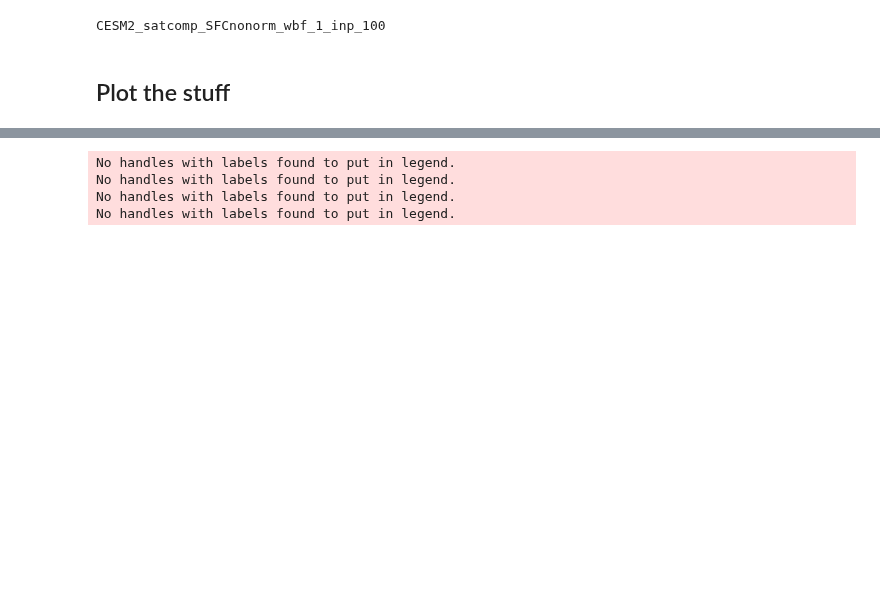
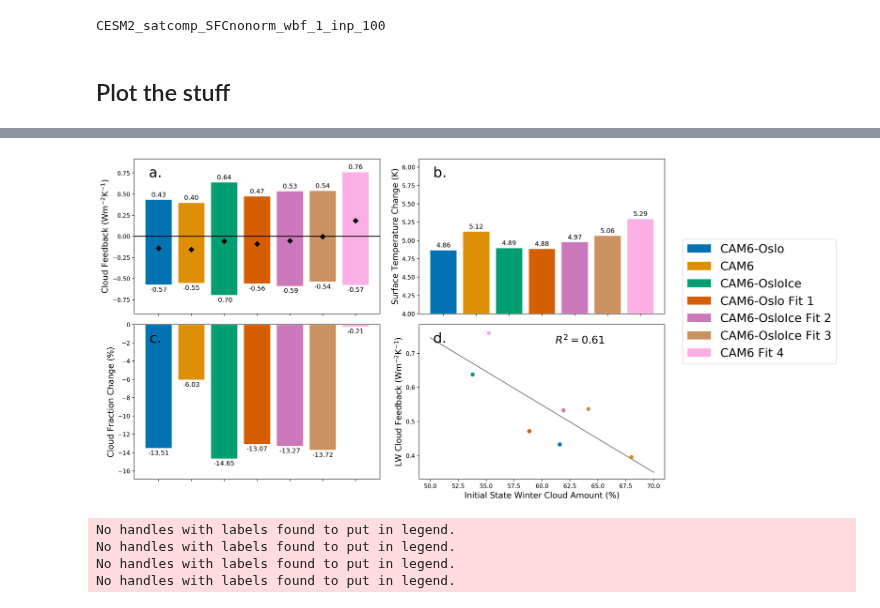
Before and after one commit to jshaw35/netcdf_analysis, a Jupyter notebook: paper_figures/figure5_feedbacks.ipynb, the cells around one changed output, grey strips where cells are left out. Cells and saved outputs as stored; diff of their text form; code cells hidden in the pictures; blank space fills up the shorter version.

Commit message:
improved correlation calcs

```diff
--- a/paper_figures/figure5_feedbacks.ipynb
+++ b/paper_figures/figure5_feedbacks.ipynb
@@ -435,0 +446,86 @@ No handles with labels found to put in legend.
+# %%
+fig,axs = plt.subplots(nrows=2,ncols=2)#,sharey='row')
+fig.set_figheight(10)
+fig.set_figwidth(20)
+fig.set_dpi(200)
+
+axs = axs.flat
+fig.subplots_adjust(wspace=0.16,hspace=0.07)
+
+LWfb_plt,LWfb_axes,vals1 = barplot_single(case_dict2b,out2,'cloudlw_fb',
+                                    labels=label_dict,ax=axs[0])
+
+SWfb_plt,SWfb_axes,vals2 = barplot_single(case_dict2b,out2,'cloudsw_fb',
+                                    labels=label_dict,ax=axs[0])
+
+net_vals = {}
+for i in vals1:
+    net_vals[i] = vals1[i]+vals2[i]
+
+out_test = axs[0].plot(np.arange(0,7),net_vals.values(),marker='D',color='black',linestyle="")
+# autolabel4(out_test[0],axs[0])
+
+dT_plt,dT_axes,_ = barplot_single(case_dict2b,out2,'filler',
+                                  labels=label_dict,vals=ts_dict,ax=axs[1])
+
+dC_plt,dC_axes,_ = barplot_single(case_dict2b,out2,'filler',
+                                  labels=label_dict,vals=dC_dict,ax=axs[2])
+
+# Do correlation
+y = np.array(out2['cloudlw_fb'])
+x = np.array(winter_totcloud)
+model = LinearRegression()
+model.fit(x.reshape(-1,1), y.reshape(-1,1))
+x_new = np.linspace(50, 70, 100)
+y_new = model.predict(x_new[:, np.newaxis])
+y_pred = model.predict(x.reshape(-1,1))
+categories = np.array([0, 1, 2, 3, 4, 5, 6, 7])
+colormap = np.array(sns.color_palette('colorblind'))
+
+# Plot correlation
+axs[3].scatter(x, y, c=colormap[categories])
+axs[3].plot(x_new, y_new,c='grey')#,linestyle='dashed')
+
+# Mute existing labels and draw zero lines
+for i,_ax in enumerate(axs):
+    mute_ax(_ax)
+    if i != 3:
+        _ax.set_xticklabels([])
+        _ax.set_ylim(1.1*np.array(_ax.get_ylim())) # Create space for labels
+
+axs[0].hlines(0,axs[1].get_xlim()[0],axs[1].get_xlim()[1])#, linestyle='dashed',color='gray')
+axs[0].set_xlim(axs[1].get_xlim()[0],axs[1].get_xlim()[1])
+_ax0max = max(np.absolute(axs[0].get_ylim()))
+axs[0].set_ylim(-1*_ax0max,_ax0max)
+axs[0].set_ylabel('Cloud Feedback (Wm$^{-2}$K$^{-1}$)',fontsize=14)
+
+axs[1].set_ylabel('Surface Temperature Change (K)',fontsize=14)
+axs[1].set_ylim((4,axs[1].get_ylim()[1]))
+
+axs[2].set_ylabel('Cloud Fraction Change (%)',fontsize=14)
+
+axs[3].set_ylabel('LW Cloud Feedback (Wm$^{-2}$K$^{-1}$)',fontsize=14)
+axs[3].set_xlabel('Initial State Winter Cloud Amount (%)',fontsize=14)
+
+fig.text(0.65, 0.44, '$R^2 = %.2f$' % r2_score(y, y_pred), va='bottom', ha='center', rotation='horizontal',
+         rotation_mode='anchor', fontsize=18)
+
+fig.text(0.15, 0.83, 'a.', va='bottom', ha='center', rotation='horizontal',
+         rotation_mode='anchor', fontsize=24)
+fig.text(0.485, 0.83, 'b.', va='bottom', ha='center', rotation='horizontal',
+         rotation_mode='anchor', fontsize=24)
+fig.text(0.15, 0.44, 'c.', va='bottom', ha='center', rotation='horizontal',
+         rotation_mode='anchor', fontsize=24)
+fig.text(0.485, 0.44, 'd.', va='bottom', ha='center', rotation='horizontal',
+         rotation_mode='anchor', fontsize=24)
+
+labels = []; lines = [] #Plot invisible bar graph but have the legends specified
+for _key,_color in zip(case_dict2b,sns.color_palette('colorblind')):
+    labels.append(label_dict[_key])
+    _line = axs[0].bar(1,1,width=0,color=_color)
+    lines.append(_line)
+
+lgd = fig.legend(labels=labels,handles=lines,loc=(0.78, 0.40),fontsize=20)
+
+fig.subplots_adjust(right=0.75)
+# %% [output]
@@ -436,3 +536,4 @@ No handles with labels found to put in legend.
+[figure, added]
 # %%
 fig,axs = plt.subplots(nrows=2,ncols=2)#,sharey='row')
 fig.set_figheight(10)
```
Also changed, not shown: parts of 9 cells of this notebook, 1 other file.
